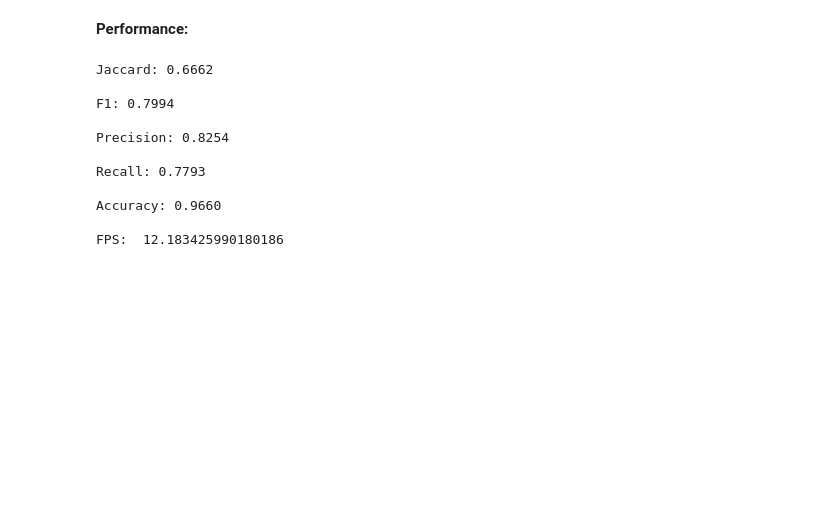
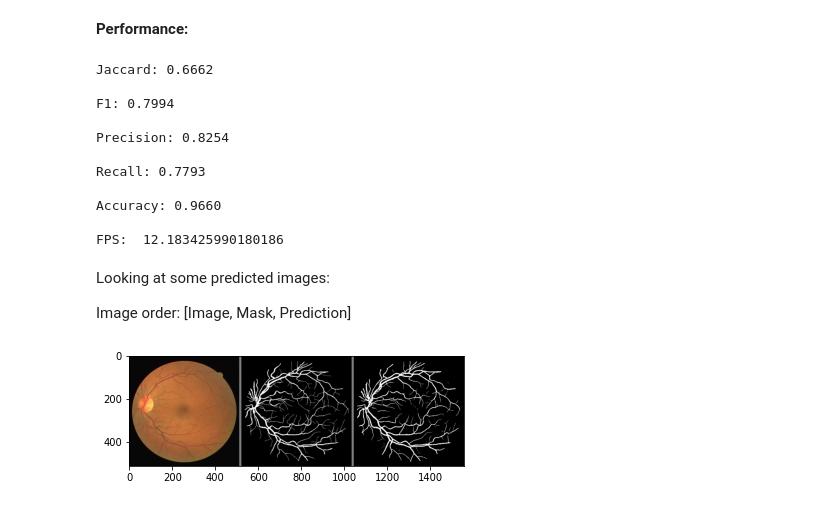
Before and after one commit to ddixonAI/SLU_Capstone, a Jupyter notebook: unet_experiments.ipynb, the cells around one changed output. Drawn from its saved outputs; the diff is of its cells as text; code cells hidden in the pictures; blank space fills up the shorter version.

```diff
--- a/unet_experiments.ipynb
+++ b/unet_experiments.ipynb
@@ -74,3 +74,16 @@ Recall: 0.7793
 Accuracy: 0.9660
 
 FPS:  12.183425990180186
+# %% [markdown]
+Looking at some predicted images:
+
+Image order: [Image, Mask, Prediction]
+# %%
+import matplotlib.pyplot as plt
+import matplotlib.image as mpimg
+
+img = mpimg.imread('results/01_test_0.png')
+plt.imshow(img)
+plt.show()
+# %% [output]
+[figure, added]
```
Also changed, not shown: parts of 3 cells of this notebook, 2 other files.
